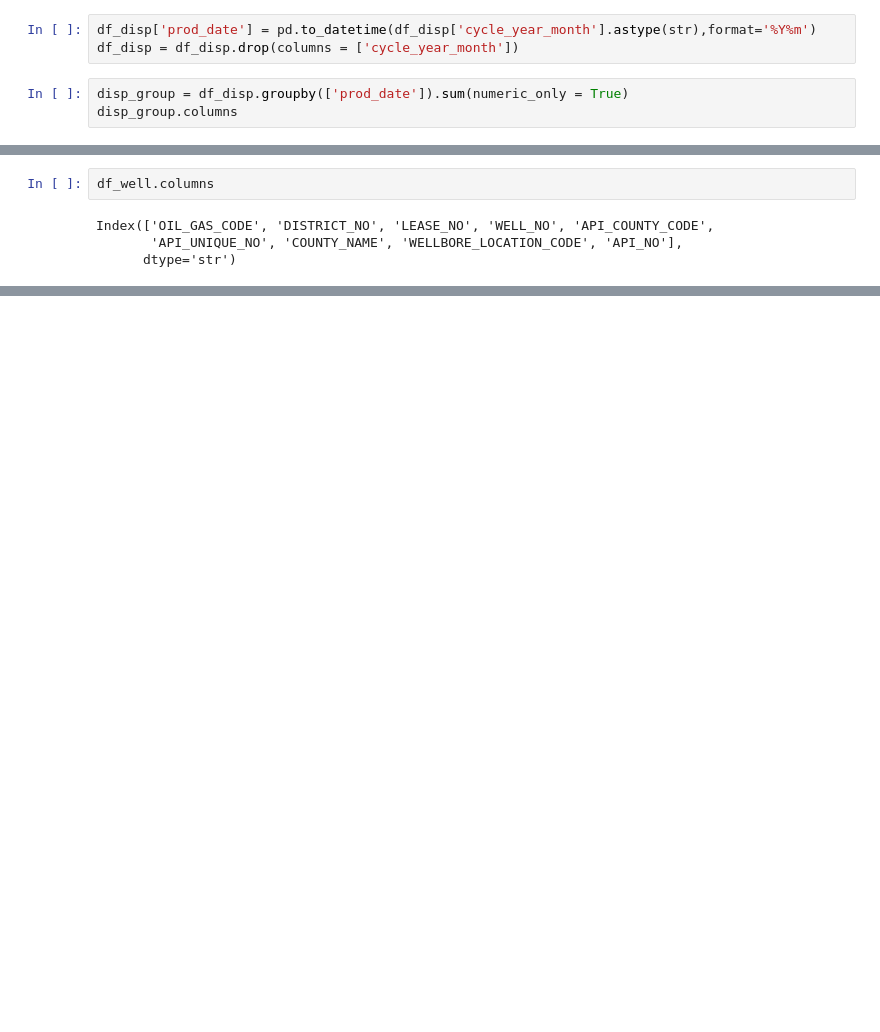
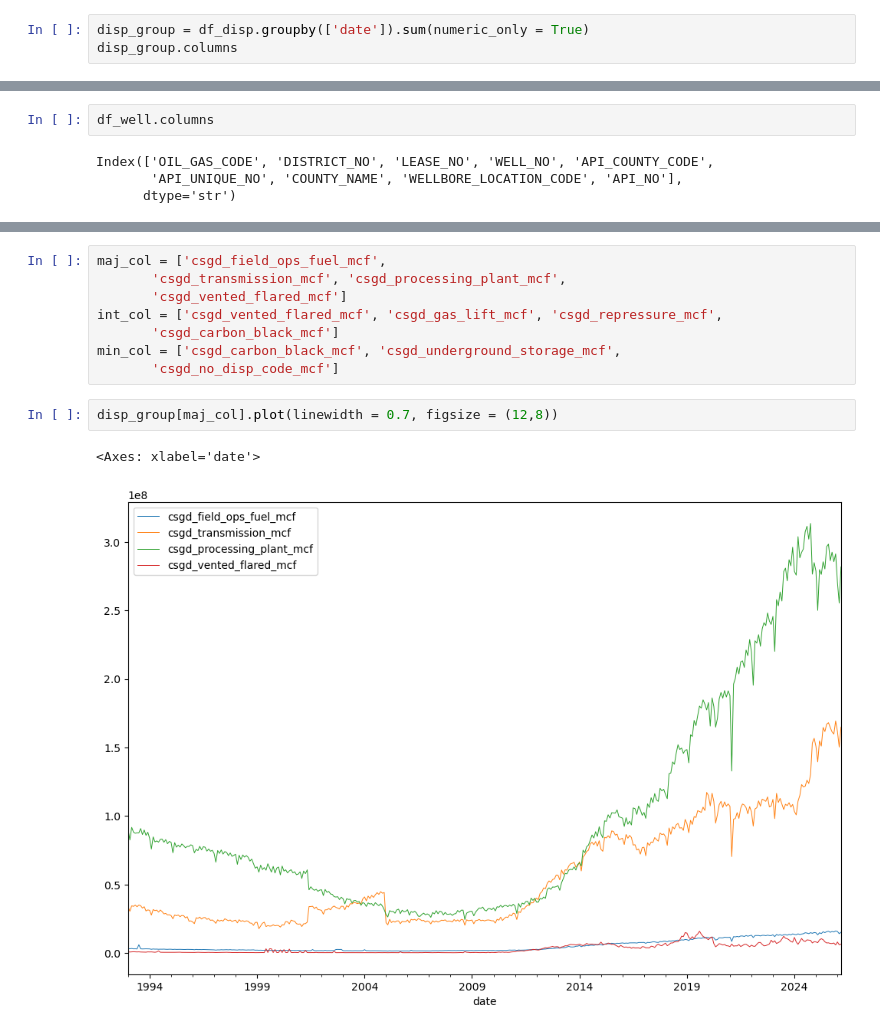
Before and after one commit to Erdos-Projects/summer26-permian-flaring, a Jupyter notebook: visualizations/texas/texas_oil_test_1.ipynb, the cells around one changed output, grey strips where cells are left out. Cells and saved outputs as stored; diff of their text form; blank space fills up the shorter version.

```diff
--- a/visualizations/texas/texas_oil_test_1.ipynb
+++ b/visualizations/texas/texas_oil_test_1.ipynb
@@ -169,8 +171,5 @@ plt.show()
-# %%
-df_disp['prod_date'] = pd.to_datetime(df_disp['cycle_year_month'].astype(str),format='%Y%m')
-df_disp = df_disp.drop(columns = ['cycle_year_month'])
 # %%
-disp_group = df_disp.groupby(['prod_date']).sum(numeric_only = True)
+disp_group = df_disp.groupby(['date']).sum(numeric_only = True)
 disp_group.columns
 # %% [output]
 Index(['oil_pipeline_bbl', 'oil_truck_bbl', 'oil_tankcar_bbl',
@@ -301,0 +335,13 @@ Index(['OIL_GAS_CODE', 'DISTRICT_NO', 'LEASE_NO', 'WELL_NO', 'API_COUNTY_CODE',
+# %%
+maj_col = ['csgd_field_ops_fuel_mcf',
+       'csgd_transmission_mcf', 'csgd_processing_plant_mcf',
+       'csgd_vented_flared_mcf']
+int_col = ['csgd_vented_flared_mcf', 'csgd_gas_lift_mcf', 'csgd_repressure_mcf',
+       'csgd_carbon_black_mcf']
+min_col = ['csgd_carbon_black_mcf', 'csgd_underground_storage_mcf',
+       'csgd_no_disp_code_mcf']
+# %%
+disp_group[maj_col].plot(linewidth = 0.7, figsize = (12,8))
+# %% [output]
+<Axes: xlabel='date'>
+[figure, added]
```
Also changed, not shown: parts of 22 cells of this notebook, 15 other files.
